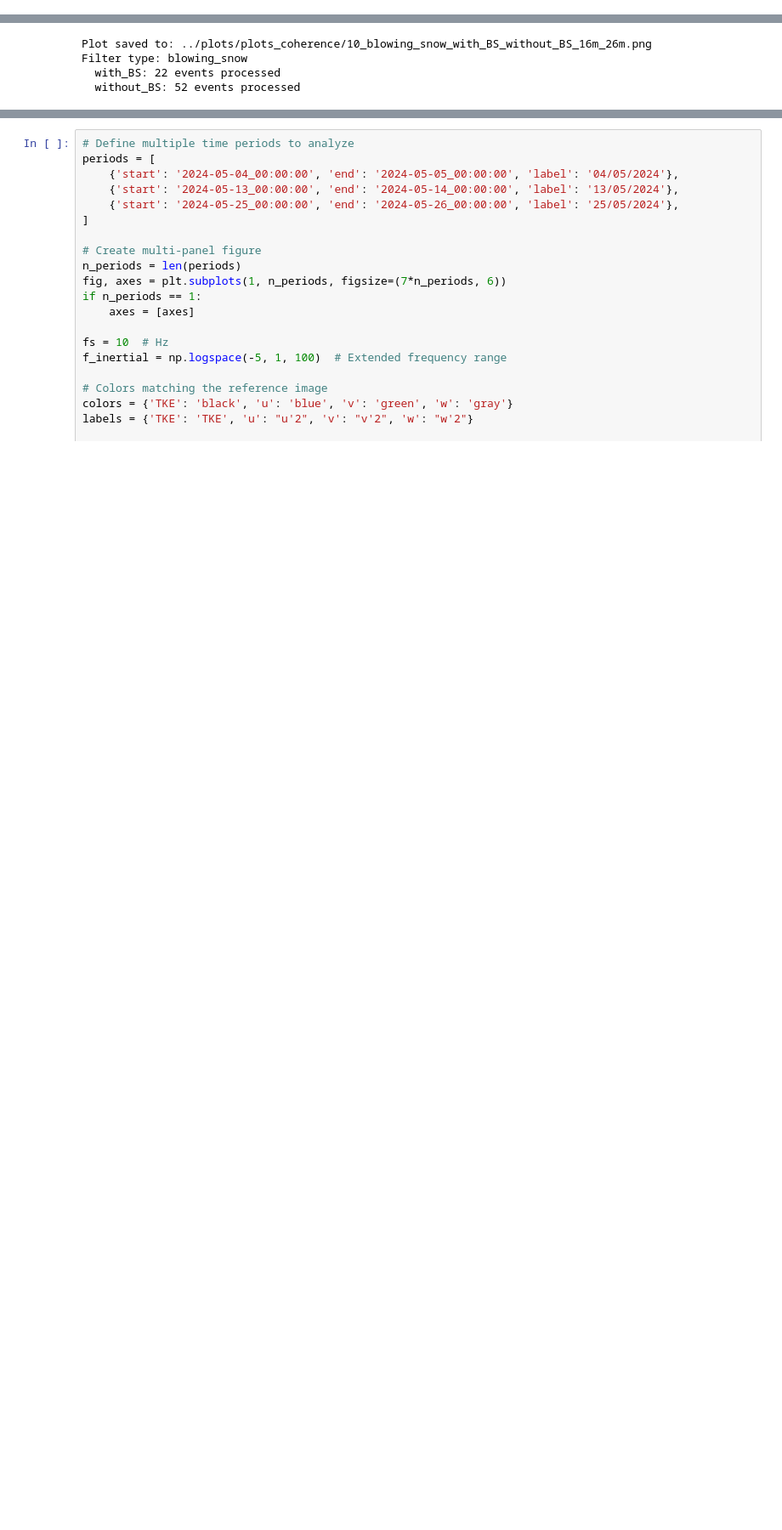
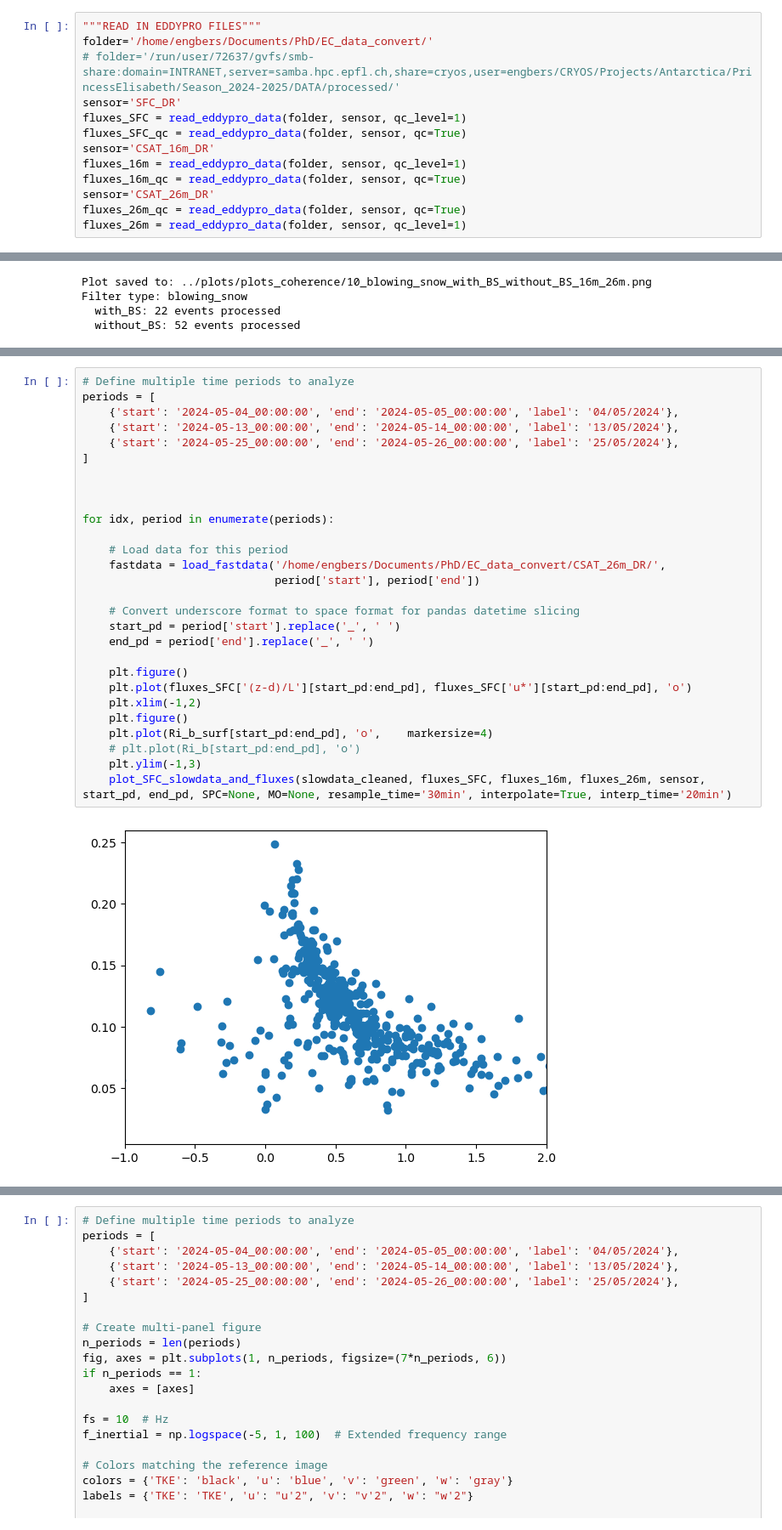
Before and after one commit to Rainette9/DataProcessingScripts, a Jupyter notebook: notebooks/Power_spectra.ipynb, the cells around one changed output, grey strips where cells are left out. Shown at 85% size. Saved outputs shown, nothing was run; the diff lists cells and outputs as text; blank space fills up the shorter version.

```diff
--- a/notebooks/Power_spectra.ipynb
+++ b/notebooks/Power_spectra.ipynb
@@ -97,0 +202,13 @@ def freq_to_period(f):
+# %%
+"""READ IN EDDYPRO FILES"""
+folder='/home/engbers/Documents/PhD/EC_data_convert/'
+# folder='/run/user/72637/gvfs/smb-share:domain=INTRANET,server=samba.hpc.epfl.ch,share=cryos,user=engbers/CRYOS/Projects/Antarctica/PrincessElisabeth/Season_2024-2025/DATA/processed/'
+sensor='SFC_DR'
+fluxes_SFC = read_eddypro_data(folder, sensor, qc_level=1)
+fluxes_SFC_qc = read_eddypro_data(folder, sensor, qc=True)
+sensor='CSAT_16m_DR'
+fluxes_16m = read_eddypro_data(folder, sensor, qc_level=1)
+fluxes_16m_qc = read_eddypro_data(folder, sensor, qc=True)
+sensor='CSAT_26m_DR'
+fluxes_26m_qc = read_eddypro_data(folder, sensor, qc=True)
+fluxes_26m = read_eddypro_data(folder, sensor, qc_level=1)
@@ -435,0 +475,30 @@ fastdata
+# %%
+# Define multiple time periods to analyze
+periods = [
+    {'start': '2024-05-04_00:00:00', 'end': '2024-05-05_00:00:00', 'label': '04/05/2024'},
+    {'start': '2024-05-13_00:00:00', 'end': '2024-05-14_00:00:00', 'label': '13/05/2024'},
+    {'start': '2024-05-25_00:00:00', 'end': '2024-05-26_00:00:00', 'label': '25/05/2024'},
+]
+
+
+
+for idx, period in enumerate(periods):
+
+    # Load data for this period
+    fastdata = load_fastdata('/home/engbers/Documents/PhD/EC_data_convert/CSAT_26m_DR/',
+                             period['start'], period['end'])
+
+    # Convert underscore format to space format for pandas datetime slicing
+    start_pd = period['start'].replace('_', ' ')
+    end_pd = period['end'].replace('_', ' ')
+
+    plt.figure()
+    plt.plot(fluxes_SFC['(z-d)/L'][start_pd:end_pd], fluxes_SFC['u*'][start_pd:end_pd], 'o')
+    plt.xlim(-1,2)
+    plt.figure()
+    plt.plot(Ri_b_surf[start_pd:end_pd], 'o',    markersize=4)
+    # plt.plot(Ri_b[start_pd:end_pd], 'o')
+    plt.ylim(-1,3)
+    plot_SFC_slowdata_and_fluxes(slowdata_cleaned, fluxes_SFC, fluxes_16m, fluxes_26m, sensor, start_pd, end_pd, SPC=None, MO=None, resample_time='30min', interpolate=True, interp_time='20min')
+# %% [output]
+[figure, added]
```
Also changed, not shown: parts of 10 cells of this notebook, 1 other file.
